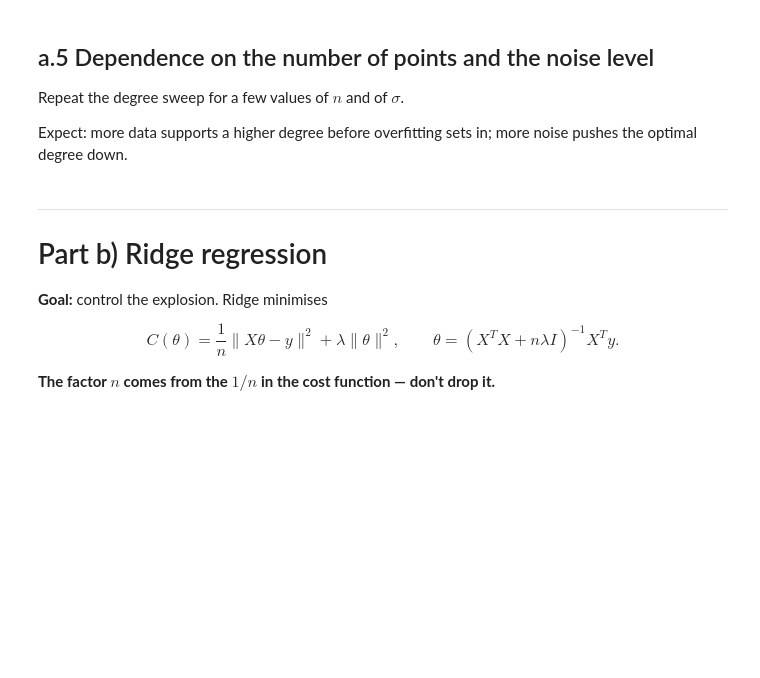
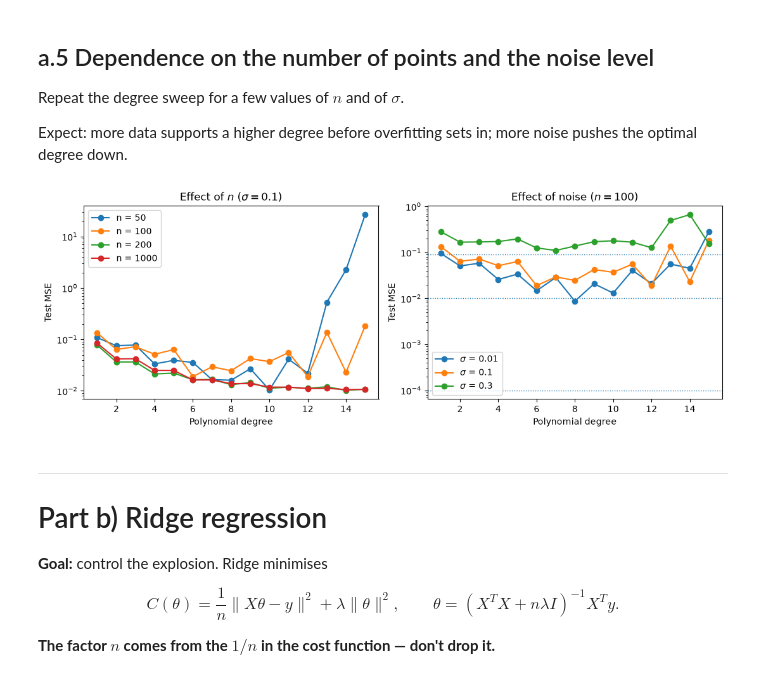
Before and after one commit to Parisa-amin/FYS-STK4155, a Jupyter notebook: Project1/code/Project1.ipynb, the cells around one changed output. Cells and saved outputs as stored; diff of their text form; code cells hidden in the pictures; blank space fills up the shorter version.

```diff
--- a/Project1/code/Project1.ipynb
+++ b/Project1/code/Project1.ipynb
@@ -238,3 +292,62 @@ pushes the optimal degree down.
+# %%
+fig, axes = plt.subplots(1, 2, figsize=(11, 4))
+
+
+# --------------------------------------------------
+# Left panel: different n
+# --------------------------------------------------
+
+for n in n_values:
+
+    axes[0].semilogy(
+        degrees,
+        mse_by_n[n],
+        "o-",
+        label=f"n = {n}"
+    )
+
+axes[0].set_xlabel("Polynomial degree")
+axes[0].set_ylabel("Test MSE")
+axes[0].set_title(r"Effect of $n$ ($\sigma=0.1$)")
+axes[0].legend()
+
+
+# --------------------------------------------------
+# Right panel: different sigma
+# --------------------------------------------------
+
+for sigma in sigma_values:
+
+    axes[1].semilogy(
+        degrees,
+        mse_by_sigma[sigma],
+        "o-",
+        label=fr"$\sigma$ = {sigma}"
+    )
+
+    # Noise variance reference
+    axes[1].axhline(
+        sigma**2,
+        linestyle=":",
+        linewidth=1
+    )
+
+axes[1].set_xlabel("Polynomial degree")
+axes[1].set_ylabel("Test MSE")
+axes[1].set_title(r"Effect of noise ($n=100$)")
+axes[1].legend()
+
+
+plt.tight_layout()
+
+plt.savefig(
+    "../results/a5_n_sigma.pdf",
+    bbox_inches="tight"
+)
+
+plt.show()
+# %% [output]
+[figure, added]
 # %% [markdown]
 ---
 # Part b) Ridge regression
```
Also changed, not shown: parts of 7 cells of this notebook.
